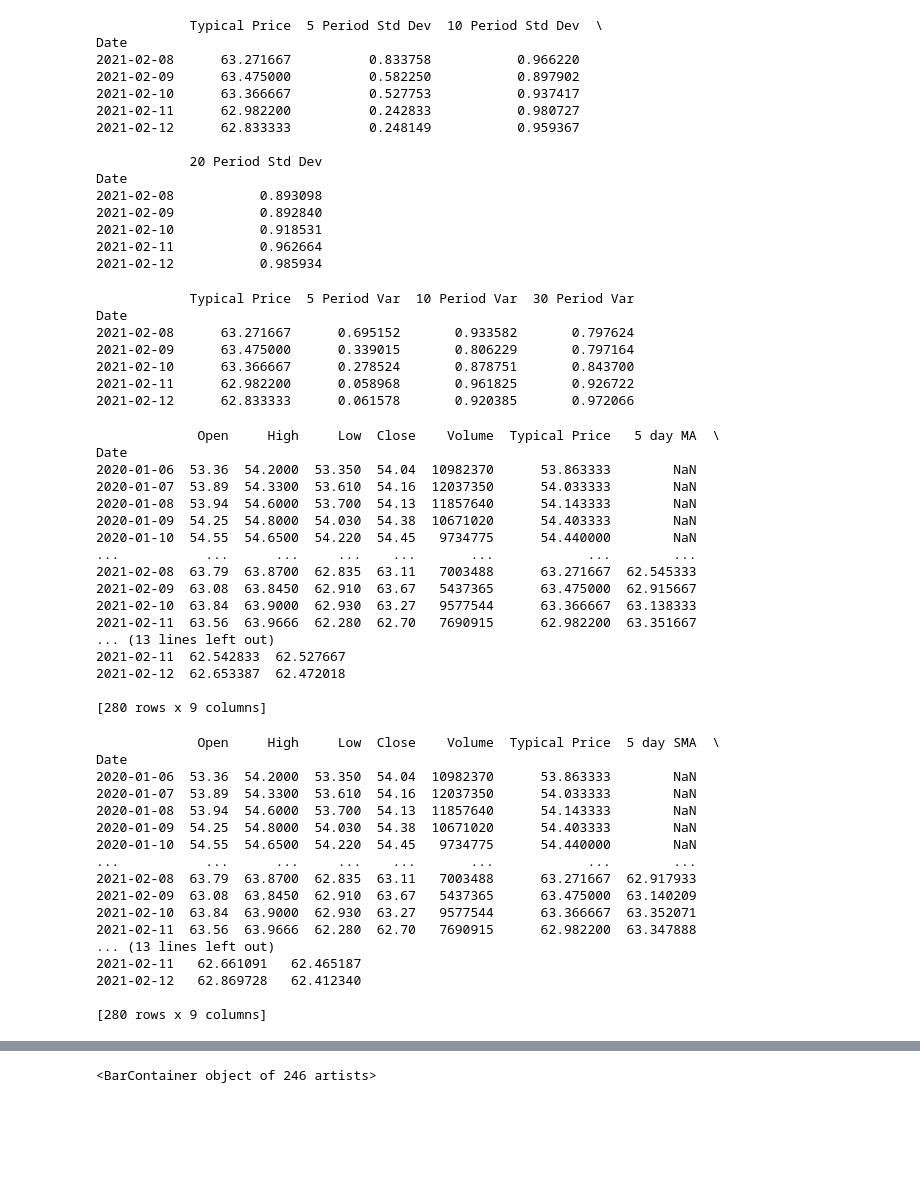
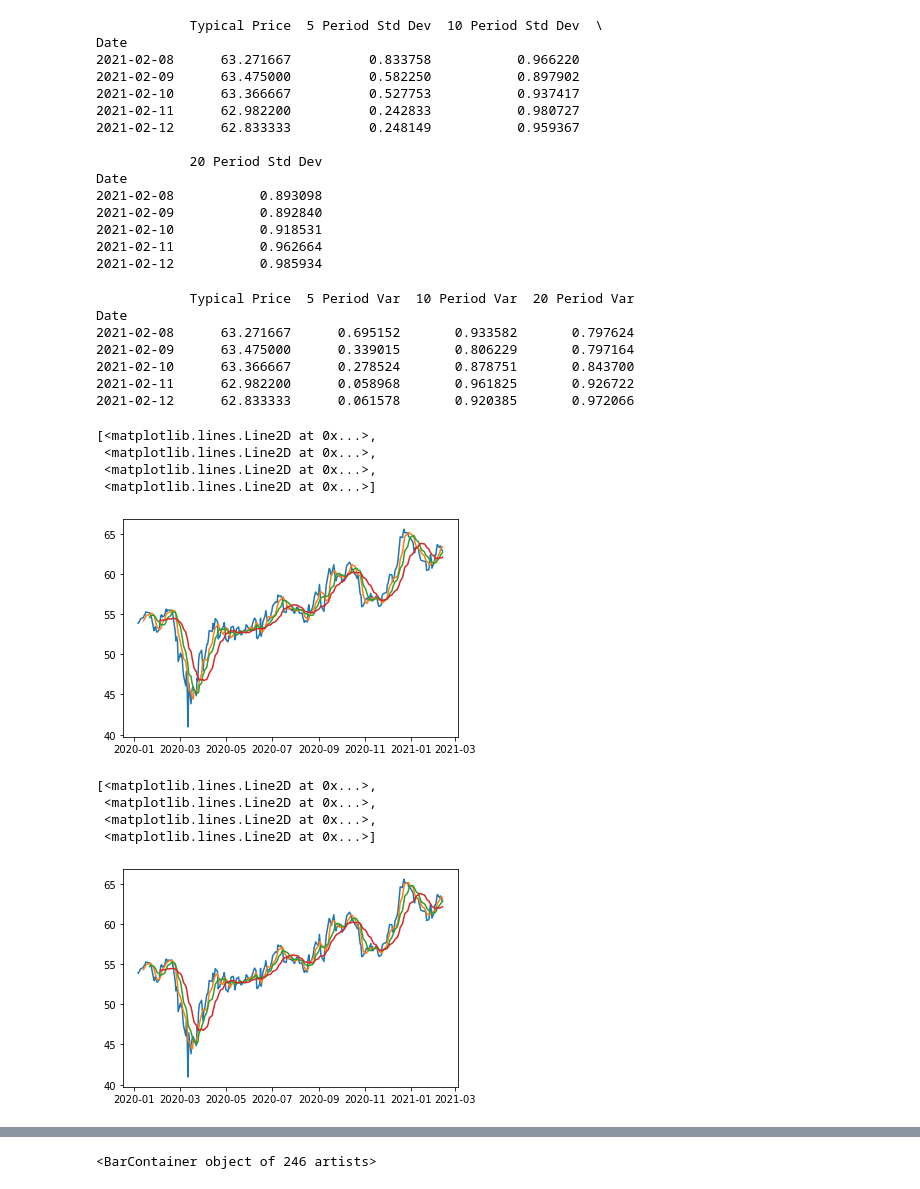
Before and after one commit to 0100101001010000/PyTechnicalIndicators, a Jupyter notebook: Example/test.ipynb, the cells around one changed output, grey strips where cells are left out. Drawn from its saved outputs; the diff is of its cells as text; code cells hidden in the pictures; blank space fills up the shorter version.

```diff
--- a/Example/test.ipynb
+++ b/Example/test.ipynb
@@ -110,12 +95,11 @@ Date
 variance_df = pandas.DataFrame(index=data.index, data=data['Typical Price'], copy=True)
 variance_df['5 Period Var'] = basic_indicators.variance(data['Typical Price'], 5, True)
 variance_df['10 Period Var'] = basic_indicators.variance(data['Typical Price'], 10, True)
-variance_df['30 Period Var'] = basic_indicators.variance(data['Typical Price'], 20, True)
+variance_df['20 Period Var'] = basic_indicators.variance(data['Typical Price'], 20, True)
 
-# TODO: have last 5 in a table
 print(variance_df[-5:])
 # %% [output]
-            Typical Price  5 Period Var  10 Period Var  30 Period Var
+            Typical Price  5 Period Var  10 Period Var  20 Period Var
 Date
 2021-02-08      63.271667      0.695152       0.933582       0.797624
 2021-02-09      63.475000      0.339015       0.806229       0.797164
@@ -124,70 +108,47 @@ Date
 2021-02-12      62.833333      0.061578       0.920385       0.972066
 # %%
 # Moving Average
-# TODO: explain while fill empty == true
-moving_averages_df = pandas.DataFrame(data=data, index=data.index, copy=True)
+moving_averages_df = pandas.DataFrame(data=data['Typical Price'], index=data.index, copy=True)
 moving_averages_df['5 day MA'] = moving_averages.moving_average(moving_averages_df['Typical Price'], 5, True)
 moving_averages_df['10 day MA'] = moving_averages.moving_average(moving_averages_df['Typical Price'], 10, True)
-moving_averages_df['30 day MA'] = moving_averages.moving_average(moving_averages_df['Typical Price'], 30, True)
+moving_averages_df['20 day MA'] = moving_averages.moving_average(moving_averages_df['Typical Price'], 20, True)
 
-# TODO: graph
-print(moving_averages_df)
+fig_ma = plt.figure()
+ax_ma = fig_ma.add_subplot()
+ax_ma.plot(moving_averages_df)
 # %% [output]
-             Open     High     Low  Close    Volume  Typical Price   5 day MA  \
-Date
-2020-01-06  53.36  54.2000  53.350  54.04  10982370      53.863333        NaN
-2020-01-07  53.89  54.3300  53.610  54.16  12037350      54.033333        NaN
-2020-01-08  53.94  54.6000  53.700  54.13  11857640      54.143333        NaN
-2020-01-09  54.25  54.8000  54.030  54.38  10671020      54.403333        NaN
-2020-01-10  54.55  54.6500  54.220  54.45   9734775      54.440000        NaN
-...           ...      ...     ...    ...       ...            ...        ...
-2021-02-08  63.79  63.8700  62.835  63.11   7003488      63.271667  62.545333
-2021-02-09  63.08  63.8450  62.910  63.67   5437365      63.475000  62.915667
-2021-02-10  63.84  63.9000  62.930  63.27   9577544      63.366667  63.138333
-2021-02-11  63.56  63.9666  62.280  62.70   7690915      62.982200  63.351667
-... (13 lines left out)
-2021-02-11  62.542833  62.527667
-2021-02-12  62.653387  62.472018
-
-[280 rows x 9 columns]
+[<matplotlib.lines.Line2D at 0x...>,
+ <matplotlib.lines.Line2D at 0x...>,
+ <matplotlib.lines.Line2D at 0x...>,
+ <matplotlib.lines.Line2D at 0x...>]
+[figure, added]
 # %%
 # Smoothed Moving Average
-smoothed_moving_averages_df = pandas.DataFrame(data=data, index=data.index, copy=True)
+smoothed_moving_averages_df = pandas.DataFrame(data=data['Typical Price'], index=data.index, copy=True)
 smoothed_moving_averages_df['5 day SMA'] = moving_averages.smoothed_moving_average(
     smoothed_moving_averages_df['Typical Price'],
     5,
     True
 )
 smoothed_moving_averages_df['10 day SMA'] = moving_averages.smoothed_moving_average(
     smoothed_moving_averages_df['Typical Price'],
     10,
     True
 )
-smoothed_moving_averages_df['30 day SMA'] = moving_averages.smoothed_moving_average(
+smoothed_moving_averages_df['20 day SMA'] = moving_averages.smoothed_moving_average(
     smoothed_moving_averages_df['Typical Price'],
-    30,
+    20,
     True
 )
 
-# TODO: graph
-print(smoothed_moving_averages_df)
+fig_sma = plt.figure()
+ax_sma = fig_sma.add_subplot()
+ax_sma.plot(smoothed_moving_averages_df)
 # %% [output]
-             Open     High     Low  Close    Volume  Typical Price  5 day SMA  \
-Date
-2020-01-06  53.36  54.2000  53.350  54.04  10982370      53.863333        NaN
-2020-01-07  53.89  54.3300  53.610  54.16  12037350      54.033333        NaN
-2020-01-08  53.94  54.6000  53.700  54.13  11857640      54.143333        NaN
-2020-01-09  54.25  54.8000  54.030  54.38  10671020      54.403333        NaN
-2020-01-10  54.55  54.6500  54.220  54.45   9734775      54.440000        NaN
-...           ...      ...     ...    ...       ...            ...        ...
-2021-02-08  63.79  63.8700  62.835  63.11   7003488      63.271667  62.917933
-2021-02-09  63.08  63.8450  62.910  63.67   5437365      63.475000  63.140209
-2021-02-10  63.84  63.9000  62.930  63.27   9577544      63.366667  63.352071
-2021-02-11  63.56  63.9666  62.280  62.70   7690915      62.982200  63.347888
-... (13 lines left out)
-2021-02-11   62.661091   62.465187
-2021-02-12   62.869728   62.412340
-
-[280 rows x 9 columns]
+[<matplotlib.lines.Line2D at 0x...>,
+ <matplotlib.lines.Line2D at 0x...>,
+ <matplotlib.lines.Line2D at 0x...>,
+ <matplotlib.lines.Line2D at 0x...>]
+[figure, added]
 # %%
 # Exponential Moving Average
```
Also changed, not shown: parts of 12 cells of this notebook, 2 other files.
